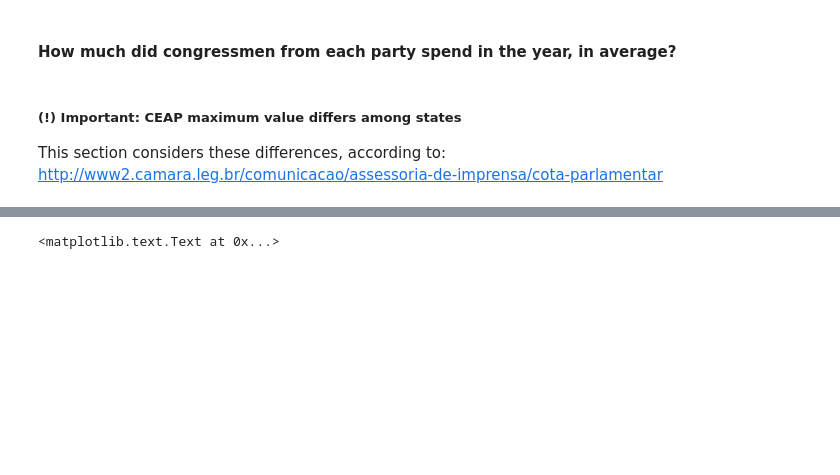
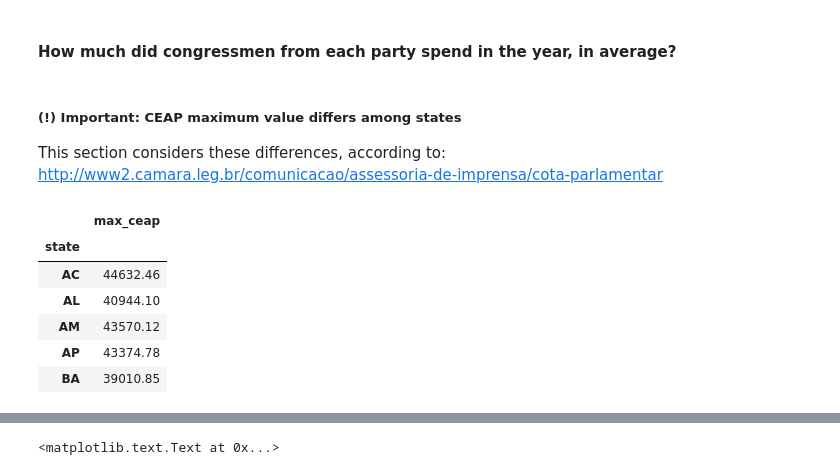
Before and after one commit to luipillmann/serenata-de-amor, a Jupyter notebook: develop/2017-05-01-luipillmann-intro-to-reimbursements.ipynb, the cells around one changed output, grey strips where cells are left out. Drawn from its saved outputs; the diff is of its cells as text; code cells hidden in the pictures; blank space fills up the shorter version.

Commit message:
Added ceap_max snippet

```diff
--- a/develop/2017-05-01-luipillmann-intro-to-reimbursements.ipynb
+++ b/develop/2017-05-01-luipillmann-intro-to-reimbursements.ipynb
@@ -286,8 +286,17 @@ This section considers these differences, according to: http://www2.camara.leg.b
 # %%
 # Imports CEAP maximum values
 #ceap_states = pd.read_csv('../data/ceap_states.csv')
 ceap_states = pd.read_csv('ceap_states.csv')  # Temporary file path (later, move to data/)
 ceap_states = ceap_states.set_index('state')
+ceap_states.head()
+# %% [output]
+|  | max_ceap |
+| state |  |
+| AC | 44632.46 |
+| AL | 40944.10 |
+| AM | 43570.12 |
+| AP | 43374.78 |
+| BA | 39010.85 |
 # %%
 t = r.groupby('state').sum()
 t = t.drop(['year', 'month'], 1)  # Removes useless columns
```
Also changed, not shown: 2 other files.
